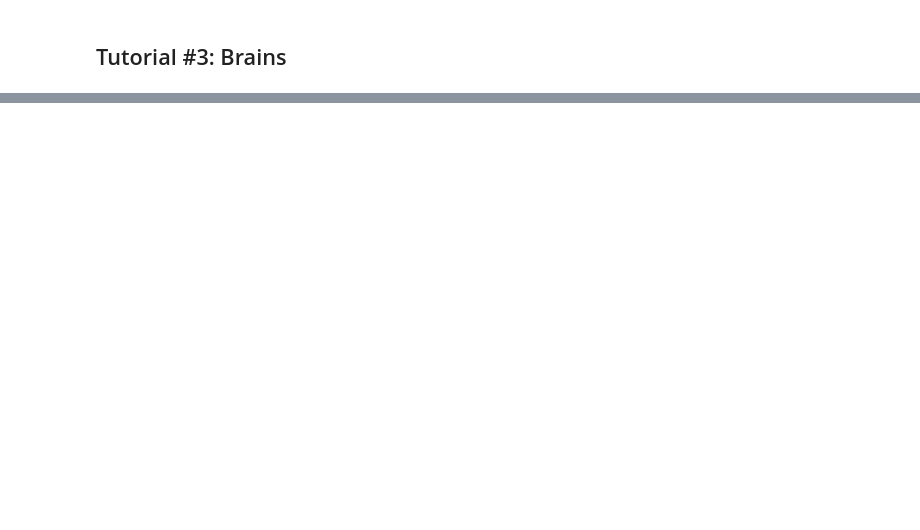
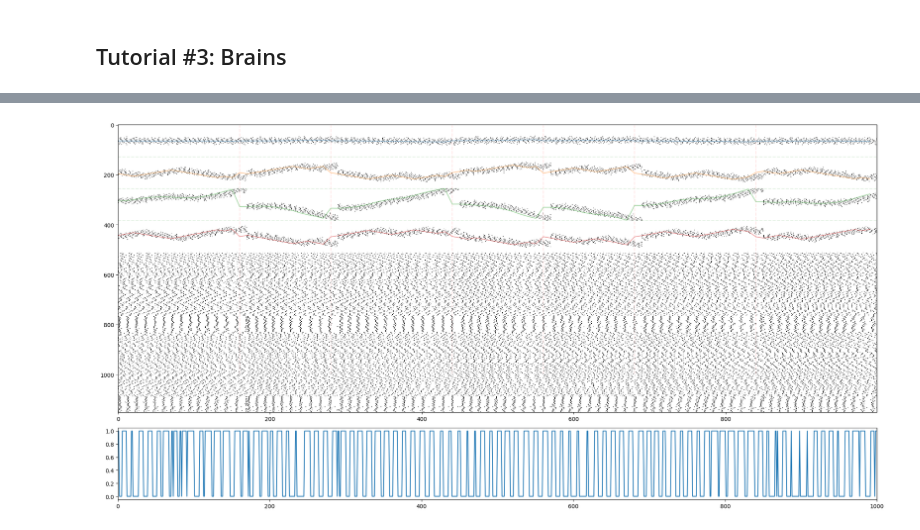
Before and after one commit to Nogarx/Spark, a Jupyter notebook: tutorials/brains.ipynb, the cells around one changed output, grey strips where cells are left out. Drawn from its saved outputs; the diff is of its cells as text; code cells hidden in the pictures; blank space fills up the shorter version.

```diff
--- a/tutorials/brains.ipynb
+++ b/tutorials/brains.ipynb
@@ -44,0 +135,26 @@ def compute_real_reward(x, x_prev, r_prev, terminated):
+# %%
+import matplotlib.pyplot as plt
+
+fig, ax = plt.subplots(2,1,figsize=(20,10), height_ratios=(8,2))
+ax[0].imshow(1-spikes.T, cmap='gray', aspect='auto', interpolation='none')
+for b in breaks:
+    ax[0].plot([b,b], [0-0.5,len(spikes)-0.5], 'r--', alpha=0.1)
+for i in range(3):
+    ax[0].plot([0-0.5,len(spikes)-0.5], [128*(i+1), 128*(i+1)], 'g--', alpha=0.1)
+ax[0].plot(brain_steps_per_env_step*np.arange(len(spikes)//brain_steps_per_env_step), 64*np.array(obs).T[0]+64, alpha=0.4)
+ax[0].plot(brain_steps_per_env_step*np.arange(len(spikes)//brain_steps_per_env_step), 64*np.array(obs).T[1]+64+128, alpha=0.4)
+ax[0].plot(brain_steps_per_env_step*np.arange(len(spikes)//brain_steps_per_env_step), 64*np.array(obs).T[2]+64+256, alpha=0.4)
+ax[0].plot(brain_steps_per_env_step*np.arange(len(spikes)//brain_steps_per_env_step), 64*np.array(obs).T[3]+64+128+256, alpha=0.4)
+ax[1].plot(actions)
+ax[1].set_xlim(0, len(actions))
+plt.tight_layout()
+plt.show()
+if False:
+	plt.imshow(starting_kernel, aspect='auto', interpolation='none')
+	plt.colorbar()
+	plt.show()
+	plt.imshow(final_kernel, aspect='auto', interpolation='none')
+	plt.colorbar()
+	plt.show()
+# %% [output]
+[figure, added]
```
Also changed, not shown: parts of 4 cells of this notebook, 3 other files.
